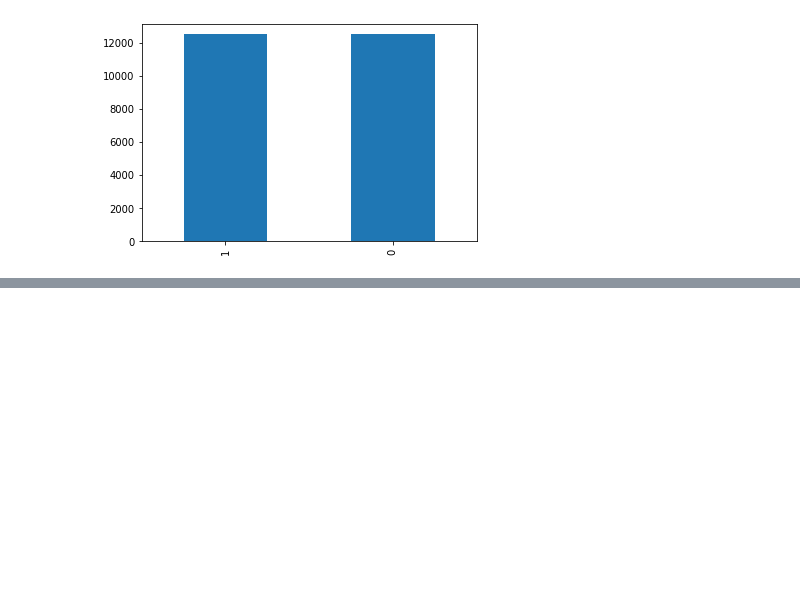
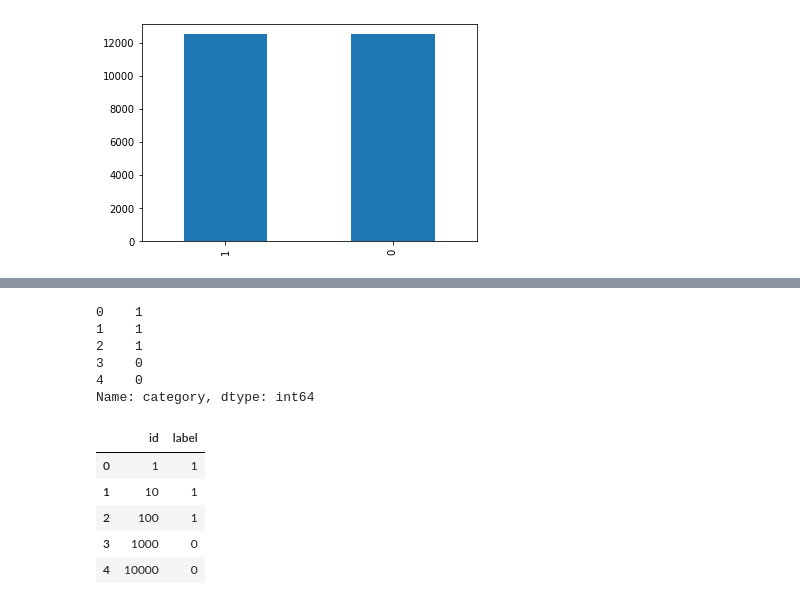
Before and after one commit to Aftabkhan2055/Machine-learning-projects, a Jupyter notebook: dog vs cat.ipynb, the cells around one changed output, grey strips where cells are left out. Saved outputs shown, nothing was run; the diff lists cells and outputs as text; code cells hidden in the pictures; blank space fills up the shorter version.

```diff
--- a/dog vs cat.ipynb
+++ b/dog vs cat.ipynb
@@ -208,0 +239,12 @@ model.save_weights("model.h5")
+# %%
+test_gen = ImageDataGenerator(rescale=1./255)
+test_generator = test_gen.flow_from_dataframe(
+    test_df,
+    "Downloads/input/test/test/",
+    x_col='filename',
+    y_col=None,
+    class_mode=None,
+    target_size=IMAGE_SIZE,
+    batch_size=batch_size,
+    shuffle=False
+)
@@ -208,0 +253,2 @@ model.save_weights("model.h5")
+# %%
+predict = model.predict_generator(test_generator, steps=np.ceil(nb_samples/batch_size))
@@ -208,0 +265,11 @@ model.save_weights("model.h5")
+# %%
+test_df['category'] = np.argmax(predict, axis=-1)
+# %%
+test_df['category'].head()
+# %% [output]
+0    1
+1    1
+2    1
+3    0
+4    0
+Name: category, dtype: int64
@@ -209,7 +298,12 @@ model.save_weights("model.h5")
 # %%
-submission = pd.DataFrame({
-    'filename': filenames,
-    'category': categories
-})
-
-submission.to_csv('submission.csv',index=False)
+submission=pd.DataFrame({'id':test_df['filename'].str.split('.').str[0],'label':test_df['category']})
+submission.to_csv('submission15.csv', index=False)
+# %%
+submission.head()
+# %% [output]
+|  | id | label |
+| 0 | 1 | 1 |
+| 1 | 10 | 1 |
+| 2 | 100 | 1 |
+| 3 | 1000 | 0 |
+| 4 | 10000 | 0 |
```
Also changed, not shown: parts of 19 cells of this notebook.
